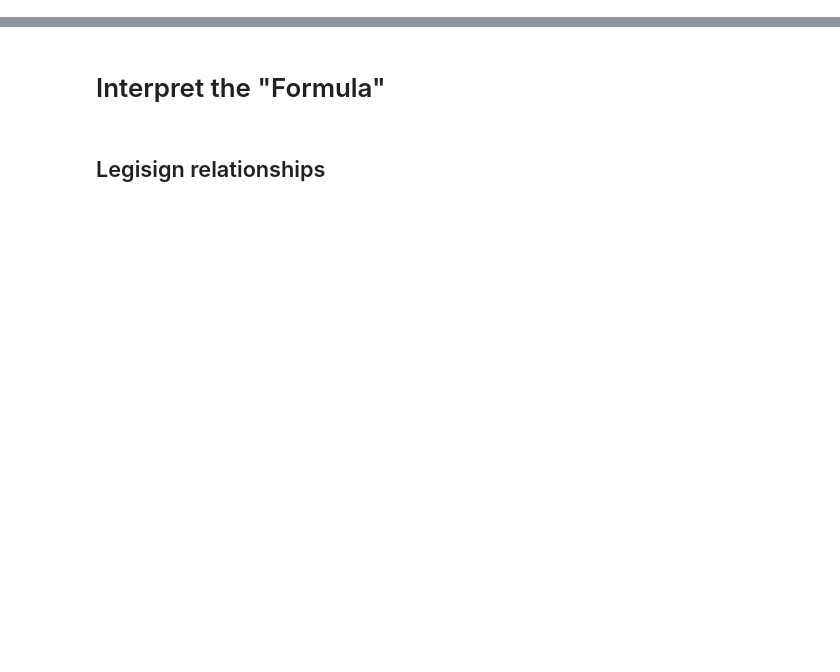
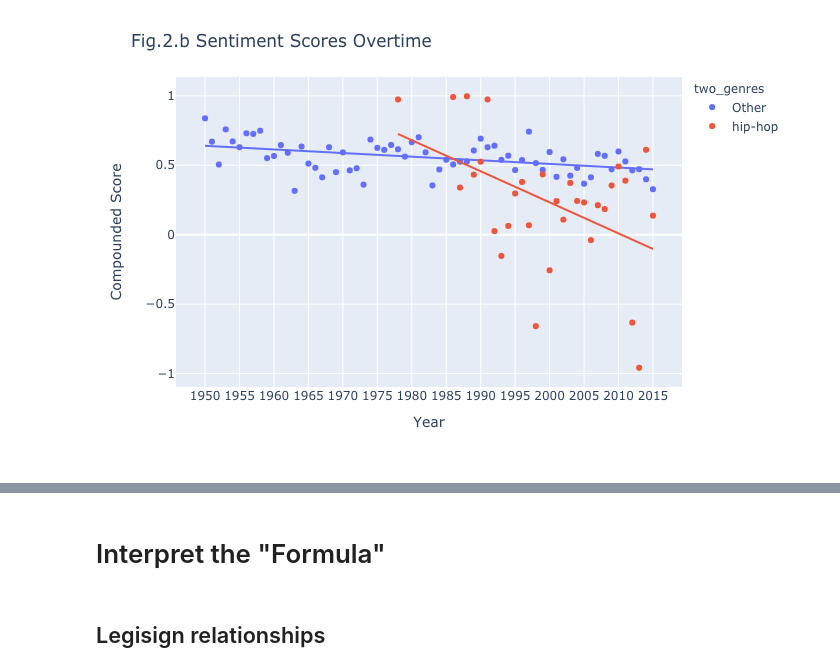
Before and after one commit to EggmanWalrus/40400-Assignment-3, a Jupyter notebook: Assignment3.ipynb, the cells around one changed output, grey strips where cells are left out. Drawn from its saved outputs; the diff is of its cells as text; code cells hidden in the pictures; blank space fills up the shorter version.

```diff
--- a/Assignment3.ipynb
+++ b/Assignment3.ipynb
@@ -89,0 +221,12 @@ fig.show()
+# %%
+fig = px.scatter(music_df.groupby(['year', 'two_genres'])['compound'].mean().reset_index(),
+              x = 'year', y = 'compound', color = 'two_genres', trendline='ols')
+fig.update_xaxes(tick0=1950, dtick=5)
+
+fig.update_layout(title = 'Fig.2.b Sentiment Scores Overtime',
+                  xaxis = dict(title = 'Year'),
+                  yaxis = dict(title = 'Compounded Score'))
+
+fig.show('png')
+# %% [output]
+[figure, added]
```
Also changed, not shown: parts of 45 cells of this notebook, 2 other files.
